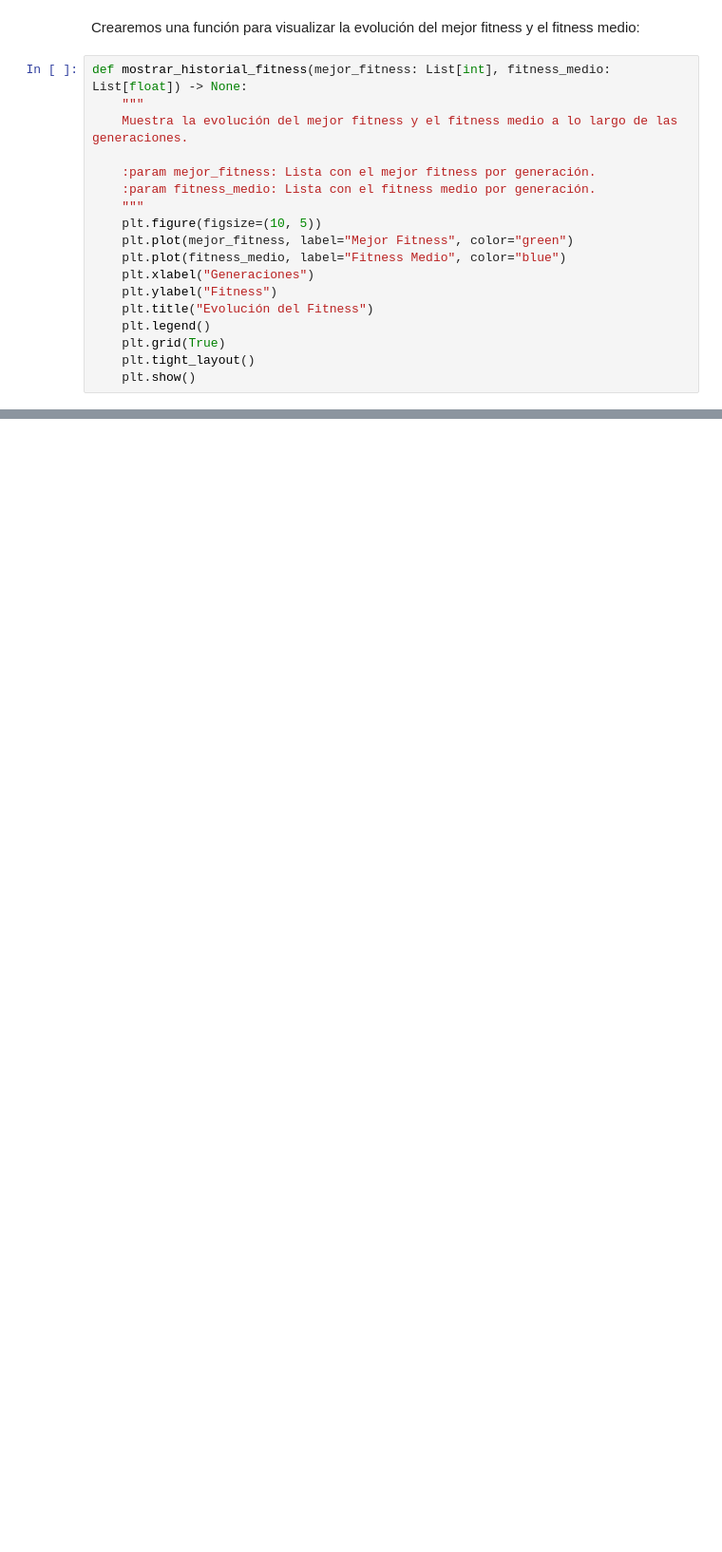
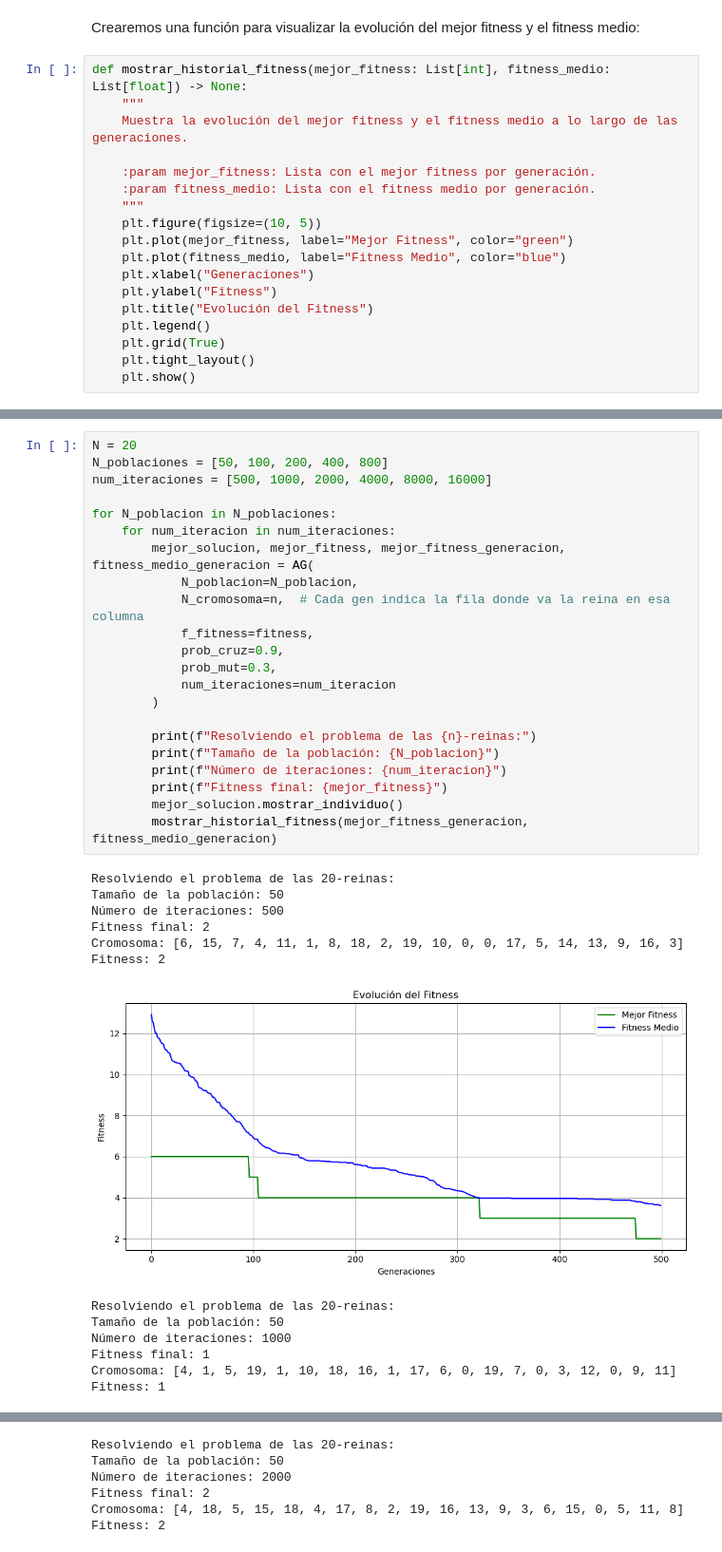
Before and after one commit to julengarciaaa/n-reinas-genetico, a Jupyter notebook: problema_n_reinas.ipynb, the cells around one changed output, grey strips where cells are left out. Shown at 95% size. Saved outputs shown, nothing was run; the diff lists cells and outputs as text; blank space fills up the shorter version.

```diff
--- a/problema_n_reinas.ipynb
+++ b/problema_n_reinas.ipynb
@@ -502,0 +567,36 @@ Probamos las funciones creadas:
+# %%
+N = 20
+N_poblaciones = [50, 100, 200, 400, 800]
+num_iteraciones = [500, 1000, 2000, 4000, 8000, 16000]
+
+for N_poblacion in N_poblaciones:
+    for num_iteracion in num_iteraciones:
+        mejor_solucion, mejor_fitness, mejor_fitness_generacion, fitness_medio_generacion = AG(
+            N_poblacion=N_poblacion,
+            N_cromosoma=n,  # Cada gen indica la fila donde va la reina en esa columna
+            f_fitness=fitness,
+            prob_cruz=0.9,
+            prob_mut=0.3,
+            num_iteraciones=num_iteracion
+        )
+
+        print(f"Resolviendo el problema de las {n}-reinas:")
+        print(f"Tamaño de la población: {N_poblacion}")
+        print(f"Número de iteraciones: {num_iteracion}")
+        print(f"Fitness final: {mejor_fitness}")
+        mejor_solucion.mostrar_individuo()
+        mostrar_historial_fitness(mejor_fitness_generacion, fitness_medio_generacion)
+# %% [output]
+Resolviendo el problema de las 20-reinas:
+Tamaño de la población: 50
+Número de iteraciones: 500
+Fitness final: 2
+Cromosoma: [6, 15, 7, 4, 11, 1, 8, 18, 2, 19, 10, 0, 0, 17, 5, 14, 13, 9, 16, 3]
+Fitness: 2
+[figure, added]
+Resolviendo el problema de las 20-reinas:
+Tamaño de la población: 50
+Número de iteraciones: 1000
+Fitness final: 1
+Cromosoma: [4, 1, 5, 19, 1, 10, 18, 16, 1, 17, 6, 0, 19, 7, 0, 3, 12, 0, 9, 11]
+Fitness: 1
@@ -502,0 +604,6 @@ Probamos las funciones creadas:
+Resolviendo el problema de las 20-reinas:
+Tamaño de la población: 50
+Número de iteraciones: 2000
+Fitness final: 2
+Cromosoma: [4, 18, 5, 15, 18, 4, 17, 8, 2, 19, 16, 13, 9, 3, 6, 15, 0, 5, 11, 8]
+Fitness: 2
```
Also changed, not shown: parts of 17 cells of this notebook.
